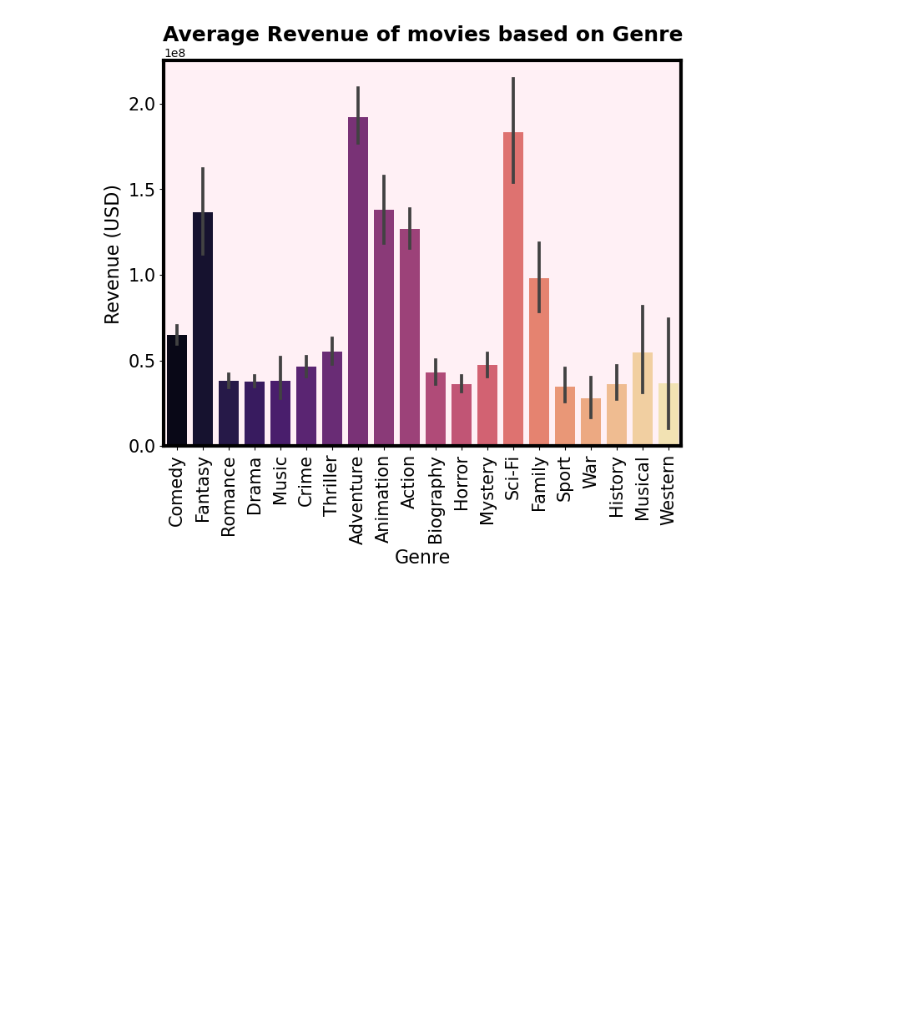
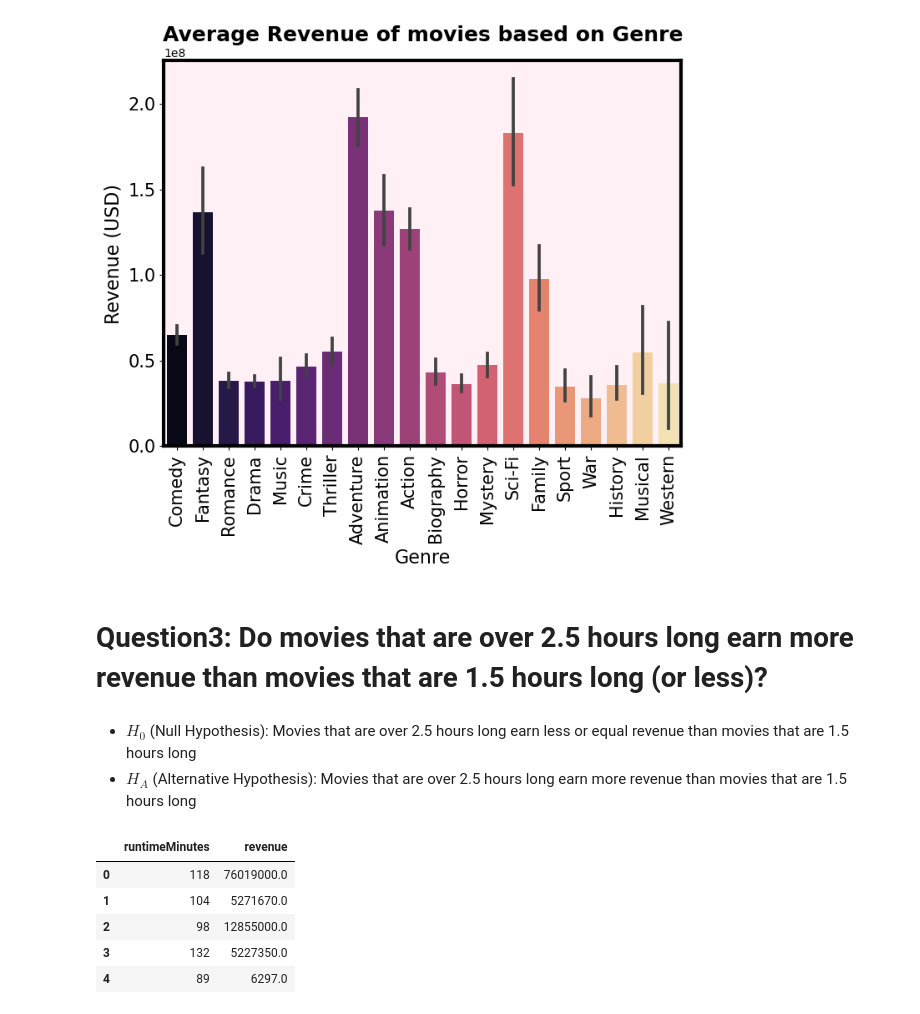
Before and after one commit to sheha919/movie_production_analysis, a Jupyter notebook: part4.ipynb, the cells around one changed output. Drawn from its saved outputs; the diff is of its cells as text; code cells hidden in the pictures; blank space fills up the shorter version.

```diff
--- a/part4.ipynb
+++ b/part4.ipynb
@@ -484,3 +484,26 @@ for axis in ['top','bottom','left','right']:
     ax.spines[axis].set_linewidth(3);
 # %% [output]
 [figure]
+# %% [markdown]
+# Question3: Do movies that are over 2.5 hours long earn more revenue than movies that are 1.5 hours long (or less)?
+# %% [markdown]
+- $H_0$ (Null Hypothesis): Movies that are over 2.5 hours long earn less or equal revenue than movies that are 1.5 hours long
+- $H_A$ (Alternative Hypothesis): Movies that are over 2.5 hours long earn more revenue than movies that are 1.5 hours long
+# %%
+# import data
+q = """
+SELECT title_basics.runtimeMinutes, tmdb_data.revenue
+FROM tmdb_data
+JOIN title_basics ON tmdb_data.imdb_id = title_basics.tconst
+WHERE tmdb_data.revenue > 0;
+"""
+
+df3 = pd.read_sql(q, engine)
+df3.head()
+# %% [output]
+|  | runtimeMinutes | revenue |
+| 0 | 118 | 76019000.0 |
+| 1 | 104 | 5271670.0 |
+| 2 | 98 | 12855000.0 |
+| 3 | 132 | 5227350.0 |
+| 4 | 89 | 6297.0 |
```
Also changed, not shown: parts of 24 cells of this notebook.
